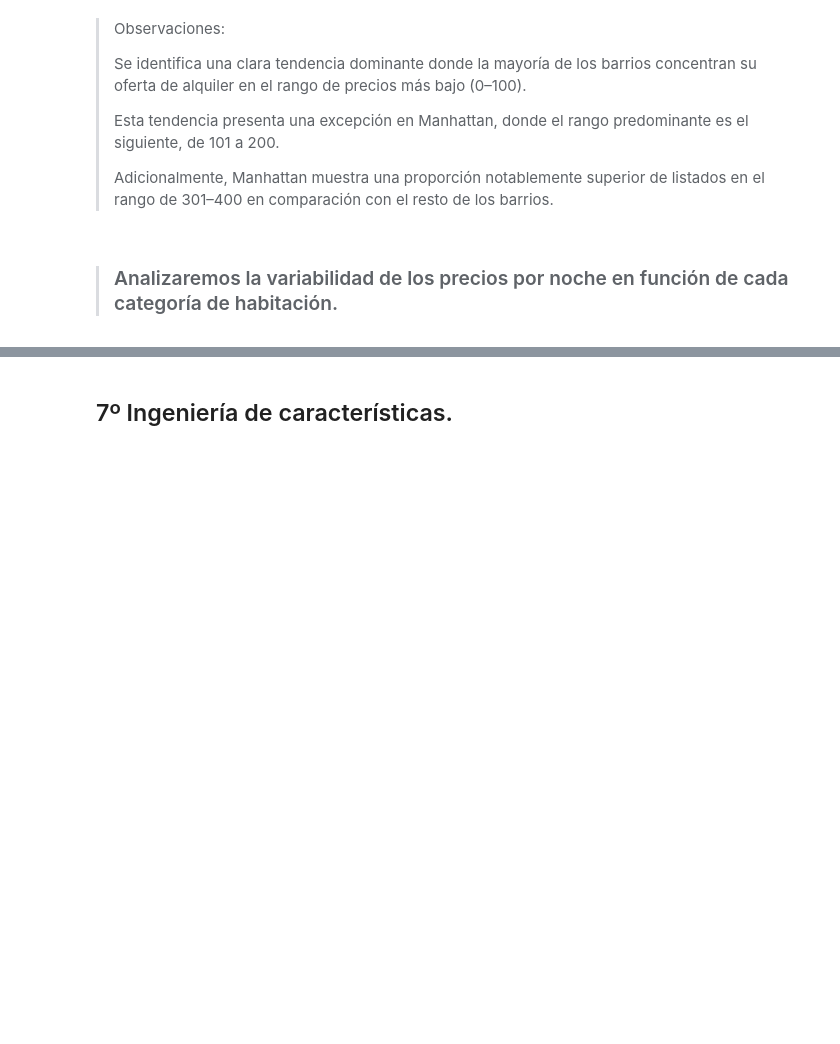
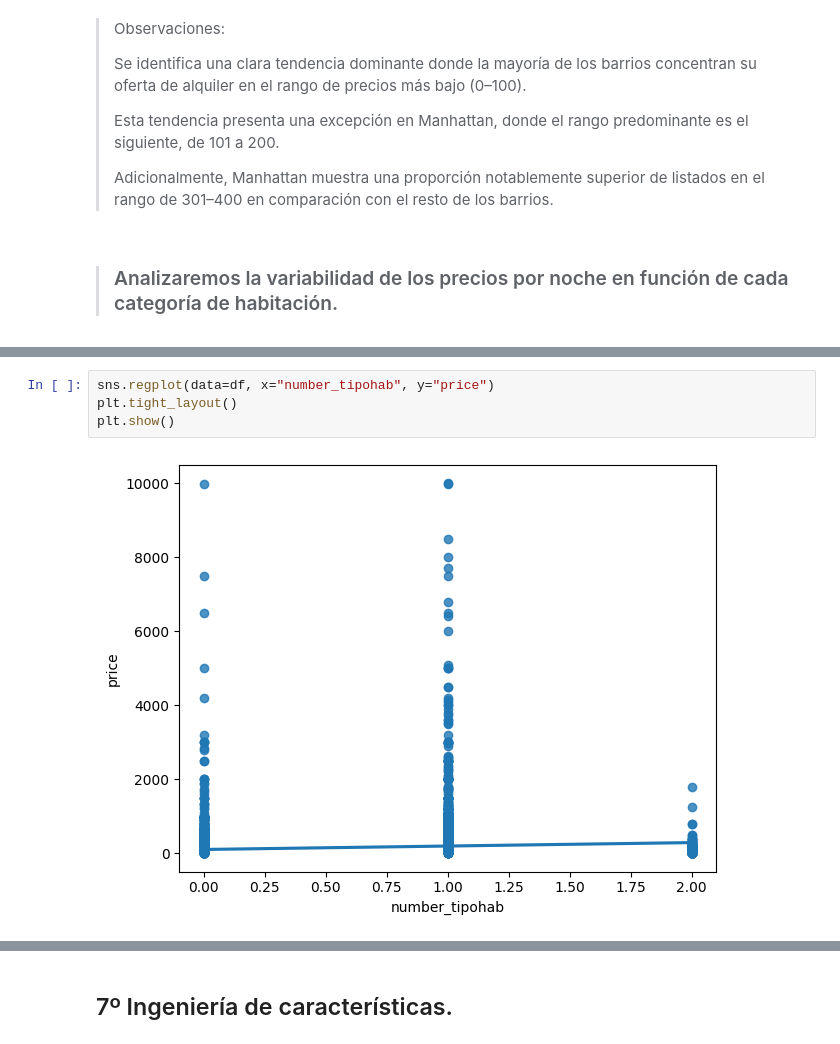
Before and after one commit to 4GeeksAcademy/sarayruiz---Machine-Learning, a Jupyter notebook: src/00-eda-airbnb-ny.ipynb, the cells around one changed output, grey strips where cells are left out. Drawn from its saved outputs; the diff is of its cells as text; blank space fills up the shorter version.

```diff
--- a/src/00-eda-airbnb-ny.ipynb
+++ b/src/00-eda-airbnb-ny.ipynb
@@ -392,0 +428,6 @@ plt.show()
+# %%
+sns.regplot(data=df, x="number_tipohab", y="price")
+plt.tight_layout()
+plt.show()
+# %% [output]
+[figure, added]
```
Also changed, not shown: parts of 6 cells of this notebook.
